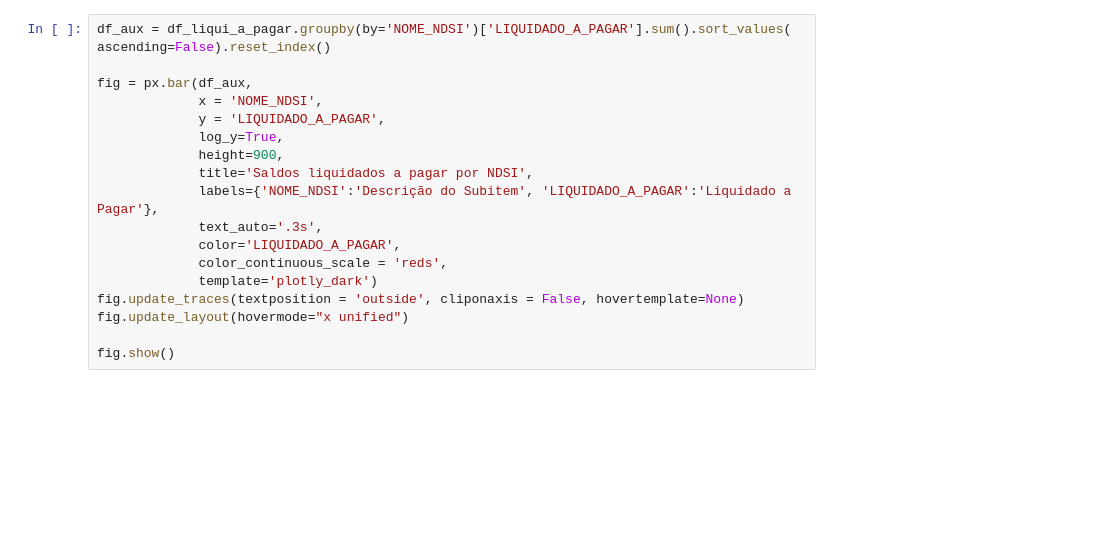
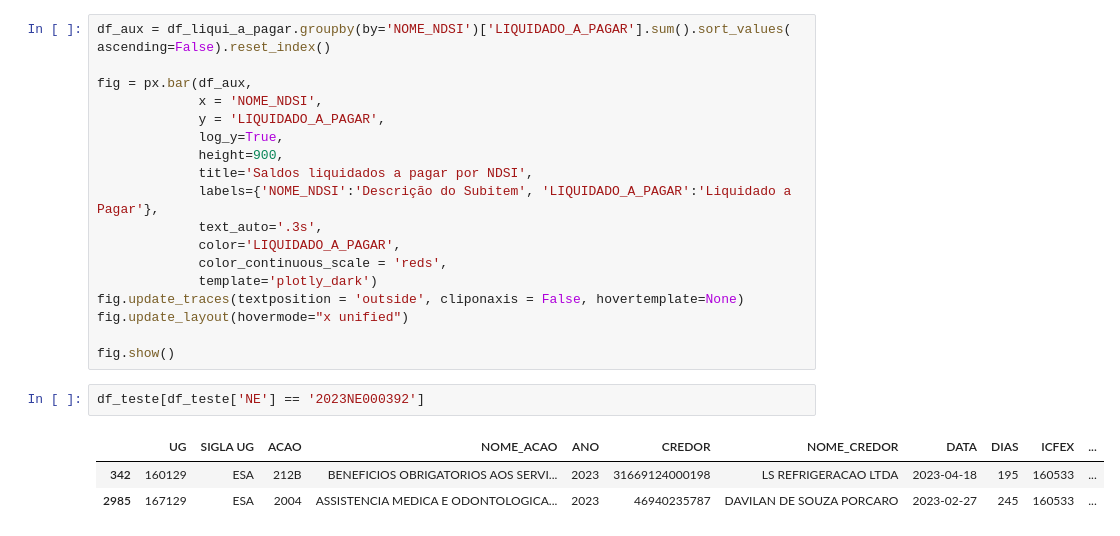
Before and after one commit to DiogoPqdt/Dashboard_ESA, a Jupyter notebook: notebook/sag.ipynb, the cells around one changed output. Saved outputs shown, nothing was run; the diff lists cells and outputs as text; blank space fills up the shorter version.

```diff
--- a/notebook/sag.ipynb
+++ b/notebook/sag.ipynb
@@ -567,3 +567,9 @@ fig.update_traces(textposition = 'outside', cliponaxis = False, hovertemplate=No
 fig.update_layout(hovermode="x unified")
 
 fig.show()
+# %%
+df_teste[df_teste['NE'] == '2023NE000392']
+# %% [output]
+|  | UG | SIGLA UG | ACAO | NOME_ACAO | ANO | CREDOR | NOME_CREDOR | DATA | DIAS | ICFEX | ... |
+| 342 | 160129 | ESA | 212B | BENEFICIOS OBRIGATORIOS AOS SERVI... | 2023 | 31669124000198 | LS REFRIGERACAO LTDA | 2023-04-18 | 195 | 160533 | ... |
+| 2985 | 167129 | ESA | 2004 | ASSISTENCIA MEDICA E ODONTOLOGICA... | 2023 | 46940235787 | DAVILAN DE SOUZA PORCARO | 2023-02-27 | 245 | 160533 | ... |
```
Also changed, not shown: parts of 1 cell of this notebook, 3 other files.
